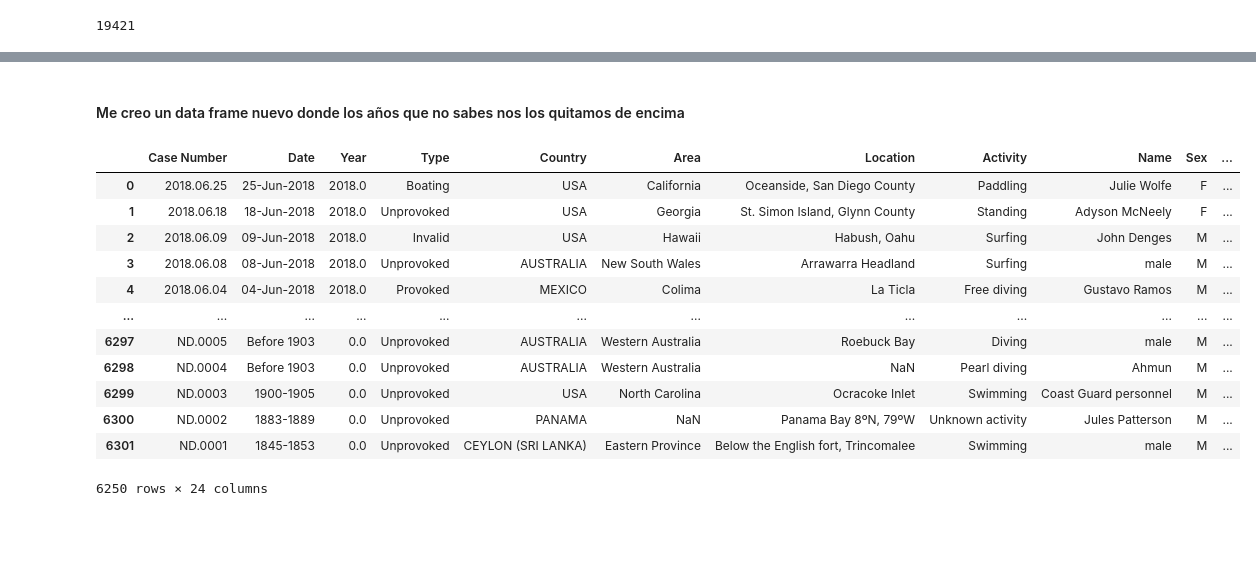
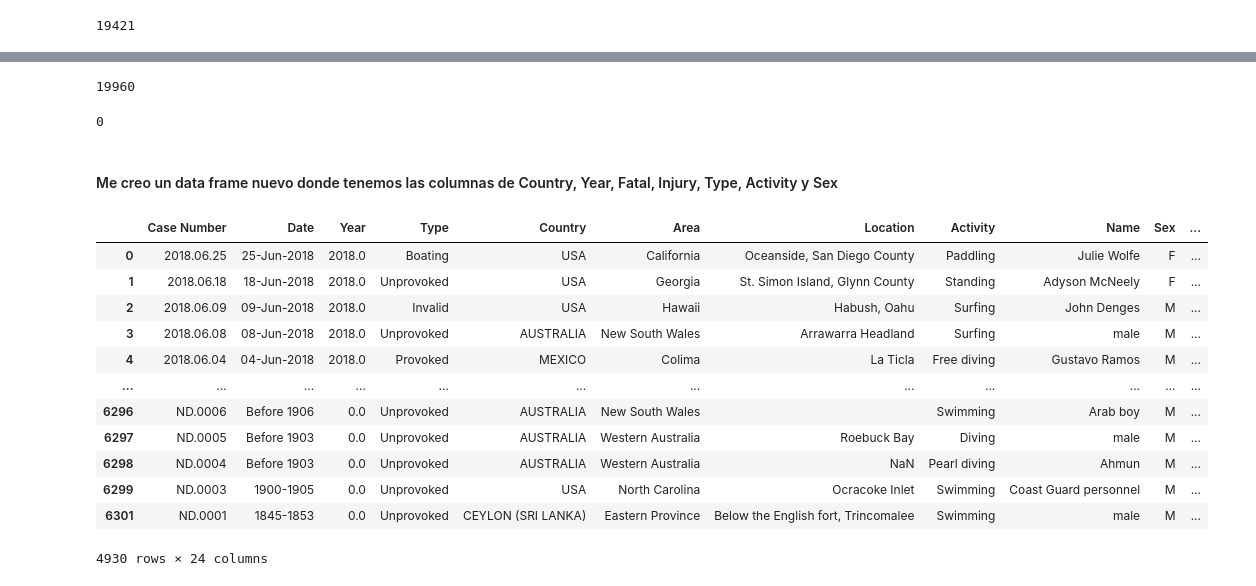
Before and after one commit to Jorge-Solana/Shark-Attack, a Jupyter notebook: SHARK ATTACK!!.ipynb, the cells around one changed output, grey strips where cells are left out. Cells and saved outputs as stored; diff of their text form; code cells hidden in the pictures; blank space fills up the shorter version.

```diff
--- a/SHARK ATTACK!!.ipynb
+++ b/SHARK ATTACK!!.ipynb
@@ -302,3 +302,5 @@ Name: Country, Length: 213, dtype: int64
 df.Date.isna().sum() #no compensa sacar el año de aqui, tengo los mismos nulls que en Years
 # %% [output]
 19421
+# %%
+df['Sex '].fillna('Unknown sex', inplace = True)
@@ -305,2 +323,12 @@ df.Date.isna().sum() #no compensa sacar el año de aqui, tengo los mismos nulls
+# %%
+df['Fatal (Y/N)'].isna().sum()
+# %% [output]
+19960
+# %%
+df['Fatal (Y/N)'].fillna('Unknown outcome', inplace = True)
+# %%
+df['Fatal (Y/N)'].isna().sum()
+# %% [output]
+0
 # %% [markdown]
-#### Me creo un data frame nuevo donde los años que no sabes nos los quitamos de encima
+#### Me creo un data frame nuevo donde tenemos las columnas de Country, Year, Fatal, Injury, Type, Activity y Sex
@@ -307,17 +337,17 @@ df.Date.isna().sum() #no compensa sacar el año de aqui, tengo los mismos nulls
 # %%
-df2 = df[(df["Year"] != "Unknown year") & (df['Country'] != 'Unknown Country')]
+df2 = df[(df["Year"] != "Unknown year") & (df['Country'] != 'Unknown Country') & (df['Fatal (Y/N)'] != 'Unknown outcome') & (df['Injury'] != 'Unknown injury') & (df['Type'] != 'Unknown type') & (df['Activity'] != 'Unknown activity') & (df['Sex '] != 'Unknown sex')]
 df2
 # %% [output]
 |  | Case Number | Date | Year | Type | Country | Area | Location | Activity | Name | Sex | ... |
 | 0 | 2018.06.25 | 25-Jun-2018 | 2018.0 | Boating | USA | California | Oceanside, San Diego County | Paddling | Julie Wolfe | F | ... |
 | 1 | 2018.06.18 | 18-Jun-2018 | 2018.0 | Unprovoked | USA | Georgia | St. Simon Island, Glynn County | Standing | Adyson McNeely | F | ... |
 | 2 | 2018.06.09 | 09-Jun-2018 | 2018.0 | Invalid | USA | Hawaii | Habush, Oahu | Surfing | John Denges | M | ... |
 | 3 | 2018.06.08 | 08-Jun-2018 | 2018.0 | Unprovoked | AUSTRALIA | New South Wales | Arrawarra Headland | Surfing | male | M | ... |
 | 4 | 2018.06.04 | 04-Jun-2018 | 2018.0 | Provoked | MEXICO | Colima | La Ticla | Free diving | Gustavo Ramos | M | ... |
 | ... | ... | ... | ... | ... | ... | ... | ... | ... | ... | ... | ... |
+| 6296 | ND.0006 | Before 1906 | 0.0 | Unprovoked | AUSTRALIA | New South Wales |  | Swimming | Arab boy | M | ... |
 | 6297 | ND.0005 | Before 1903 | 0.0 | Unprovoked | AUSTRALIA | Western Australia | Roebuck Bay | Diving | male | M | ... |
 | 6298 | ND.0004 | Before 1903 | 0.0 | Unprovoked | AUSTRALIA | Western Australia | NaN | Pearl diving | Ahmun | M | ... |
 | 6299 | ND.0003 | 1900-1905 | 0.0 | Unprovoked | USA | North Carolina | Ocracoke Inlet | Swimming | Coast Guard personnel | M | ... |
-| 6300 | ND.0002 | 1883-1889 | 0.0 | Unprovoked | PANAMA | NaN | Panama Bay 8ºN, 79ºW | Unknown activity | Jules Patterson | M | ... |
 | 6301 | ND.0001 | 1845-1853 | 0.0 | Unprovoked | CEYLON (SRI LANKA) | Eastern Province | Below the English fort, Trincomalee | Swimming | male | M | ... |
-6250 rows × 24 columns
+4930 rows × 24 columns
```
Also changed, not shown: parts of 34 cells of this notebook, 1 other file.
